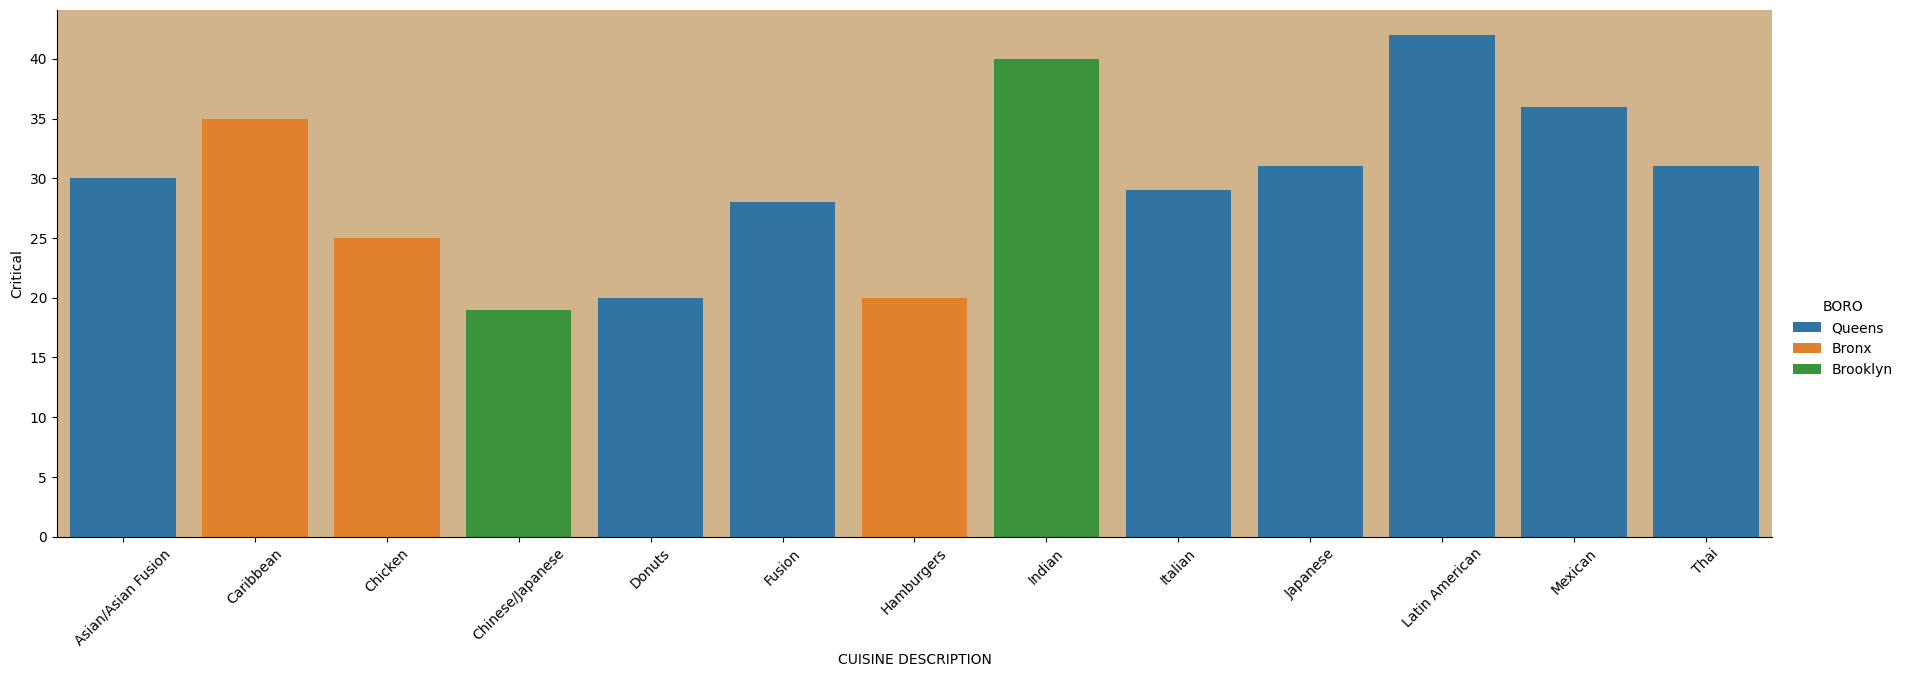
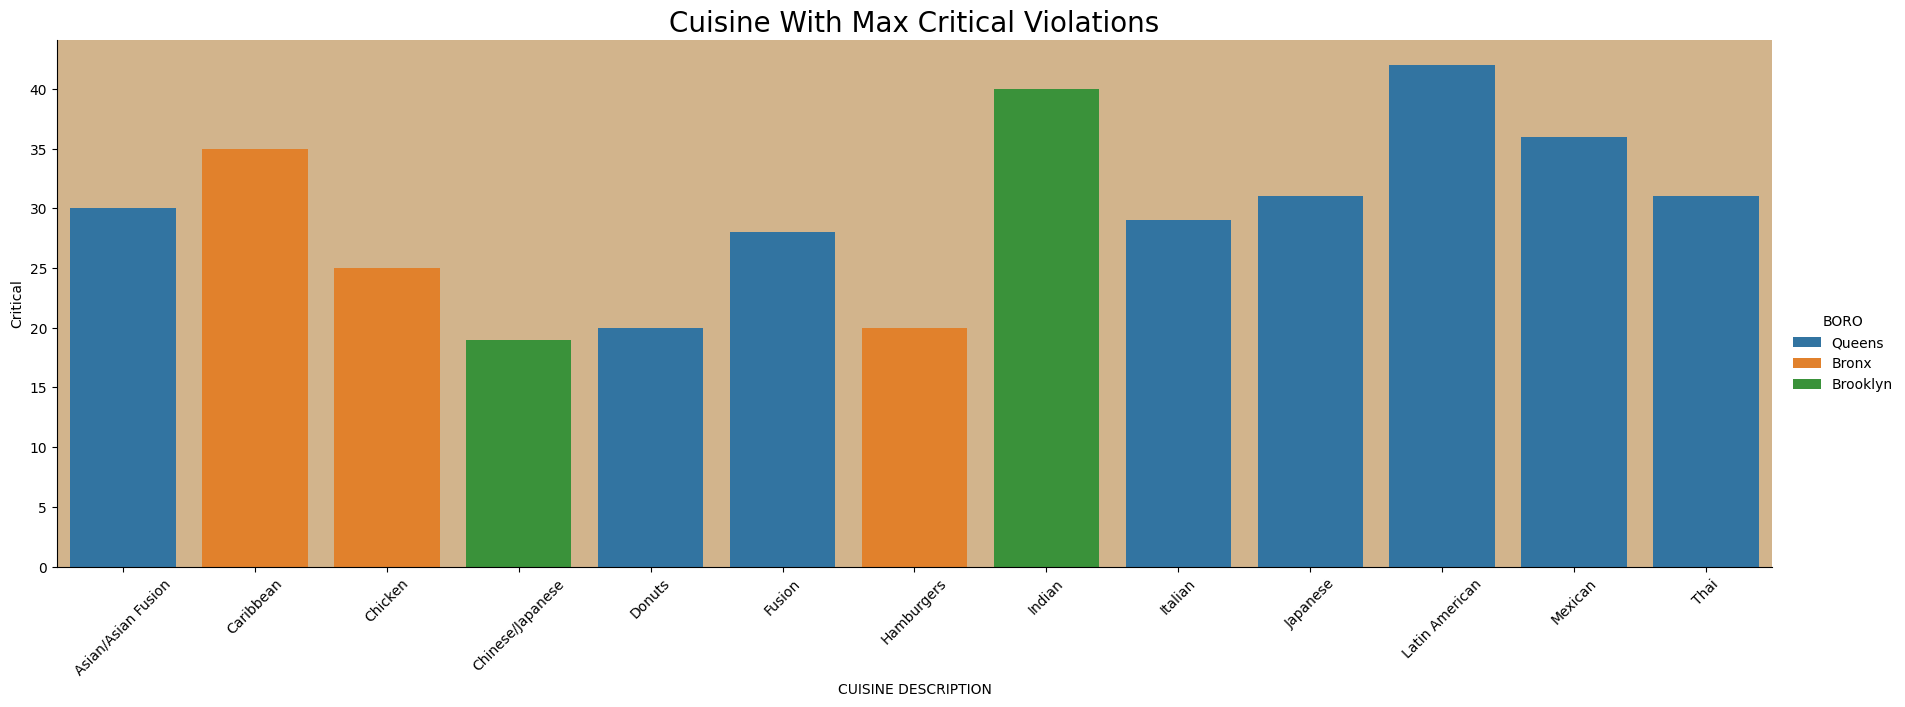
The notebook cell's code change between the first figure and the second:
--- before
+++ after
@@ -1,2 +1,3 @@
 sns.color_palette("mako", as_cmap=True)
 sns.catplot(data=maxBC, y="Critical", x="CUISINE DESCRIPTION", hue="BORO", kind="bar", height=6, aspect=3).set_xticklabels(rotation=45)
+plt.title('Cuisine With Max Critical Violations', fontsize=20)

Commit: Created using Colab